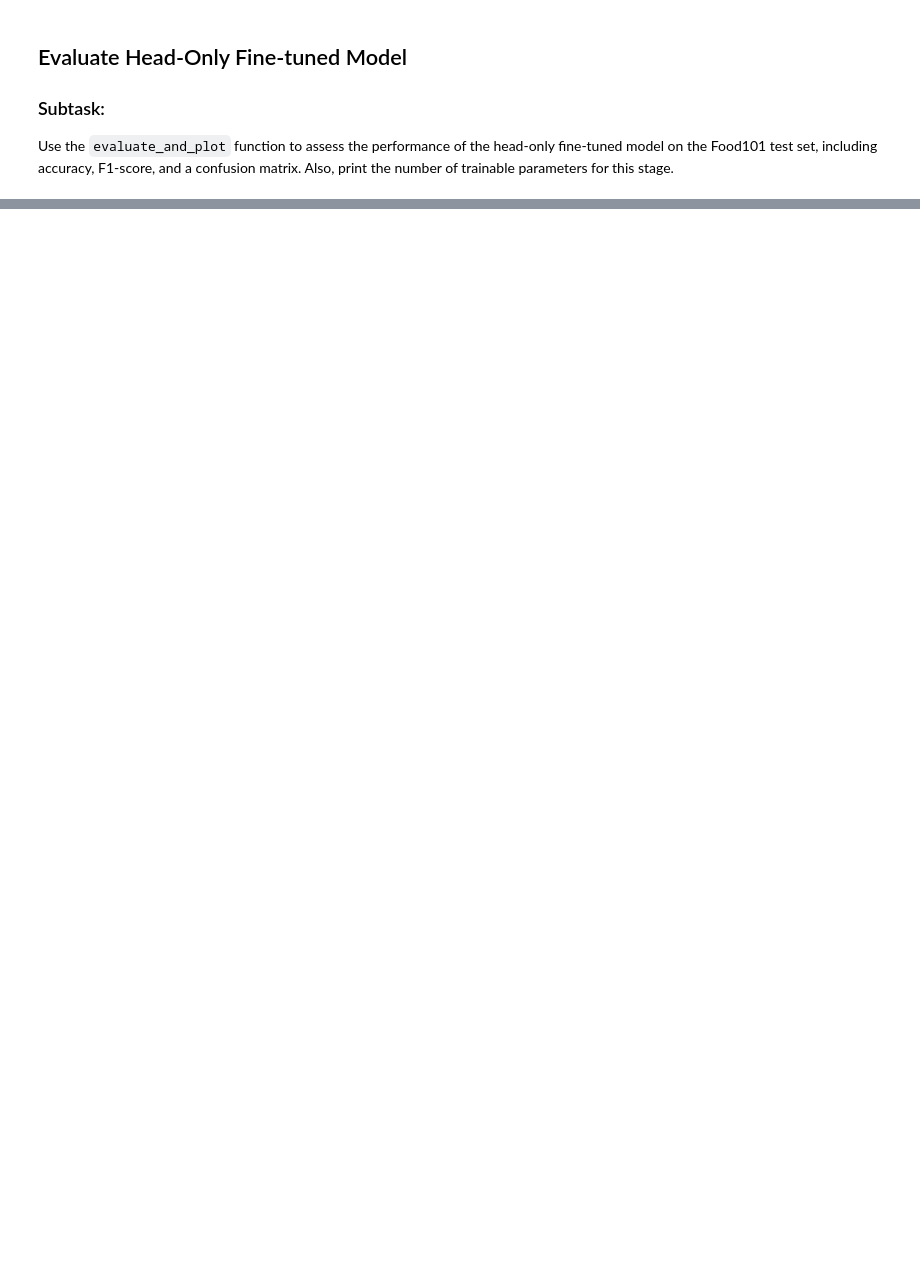
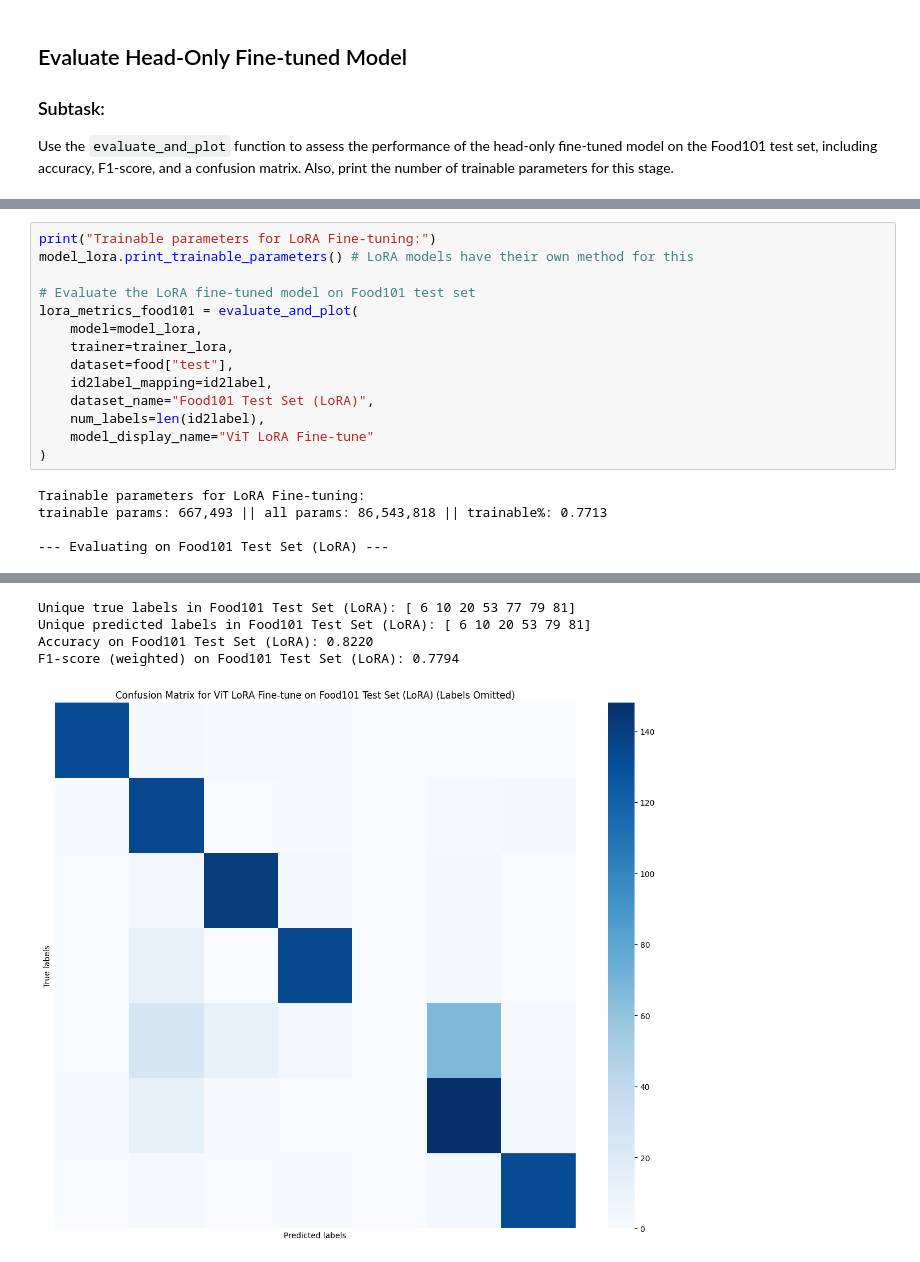
Before and after one commit to kasrasa/ViT-VLM-experiments, a Jupyter notebook: ViT_test.ipynb, the cells around one changed output, grey strips where cells are left out. Cells and saved outputs as stored; diff of their text form; blank space fills up the shorter version.

```diff
--- a/ViT_test.ipynb
+++ b/ViT_test.ipynb
@@ -516,0 +710,19 @@ head_only_metrics_food101 = evaluate_and_plot(
+# %%
+print("Trainable parameters for LoRA Fine-tuning:")
+model_lora.print_trainable_parameters() # LoRA models have their own method for this
+
+# Evaluate the LoRA fine-tuned model on Food101 test set
+lora_metrics_food101 = evaluate_and_plot(
+    model=model_lora,
+    trainer=trainer_lora,
+    dataset=food["test"],
+    id2label_mapping=id2label,
+    dataset_name="Food101 Test Set (LoRA)",
+    num_labels=len(id2label),
+    model_display_name="ViT LoRA Fine-tune"
+)
+# %% [output]
+Trainable parameters for LoRA Fine-tuning:
+trainable params: 667,493 || all params: 86,543,818 || trainable%: 0.7713
+
+--- Evaluating on Food101 Test Set (LoRA) ---
@@ -516,0 +730,5 @@ head_only_metrics_food101 = evaluate_and_plot(
+Unique true labels in Food101 Test Set (LoRA): [ 6 10 20 53 77 79 81]
+Unique predicted labels in Food101 Test Set (LoRA): [ 6 10 20 53 79 81]
+Accuracy on Food101 Test Set (LoRA): 0.8220
+F1-score (weighted) on Food101 Test Set (LoRA): 0.7794
+[figure, added]
```
Also changed, not shown: parts of 22 cells of this notebook.
